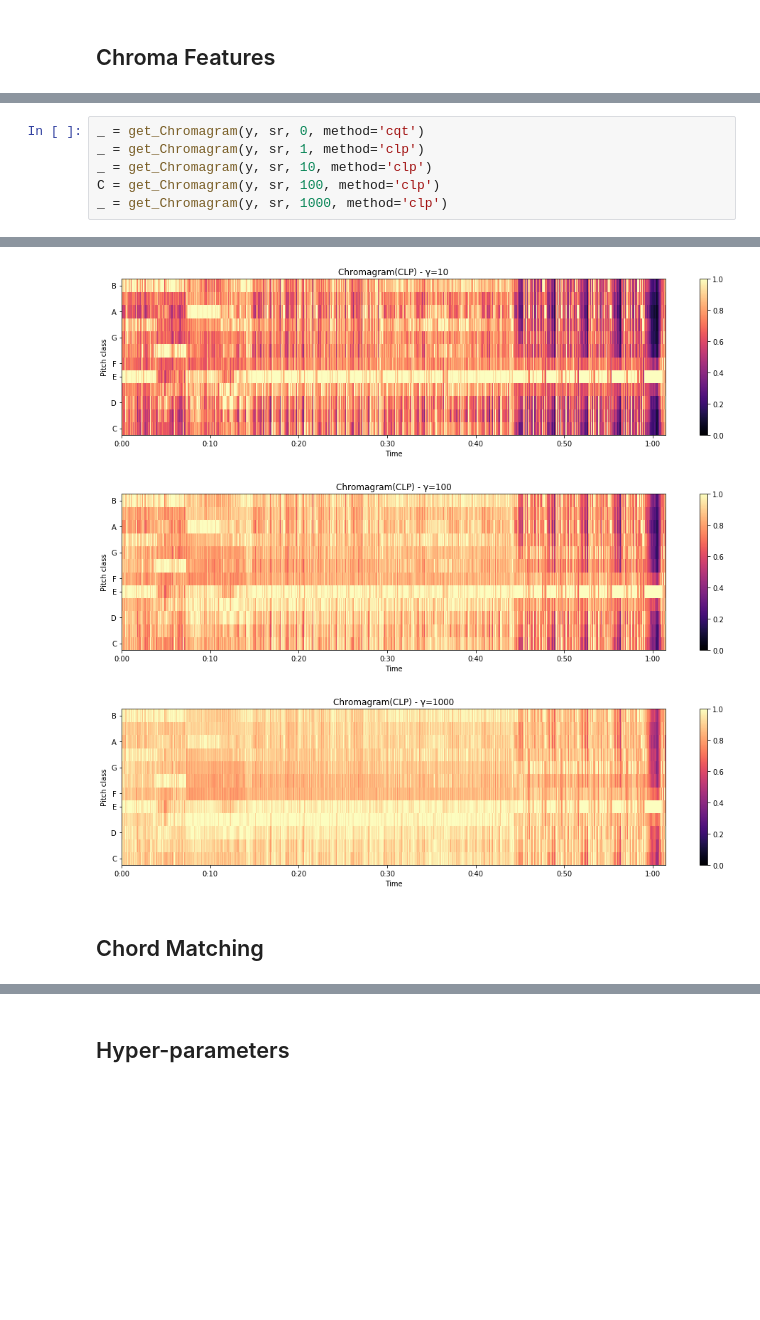
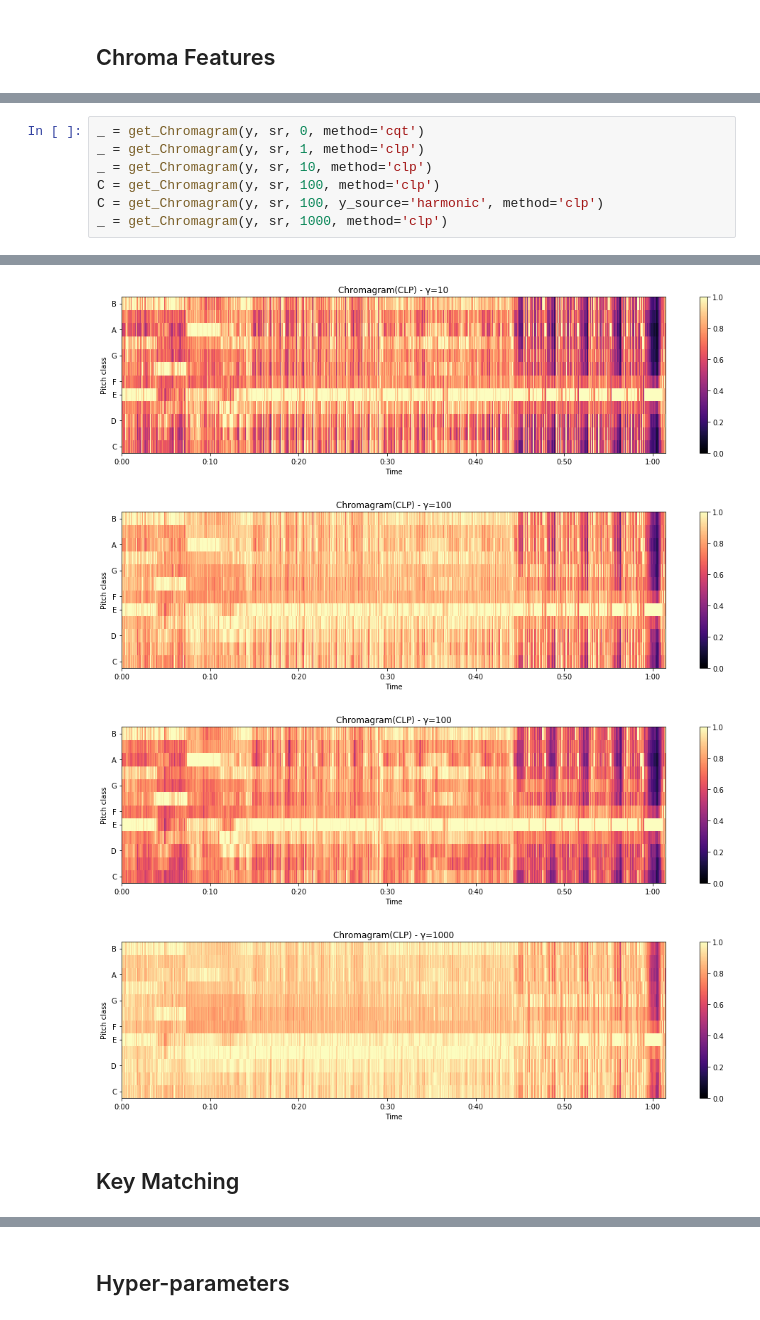
Before and after one commit to yenhao/Music-Information-Retrieval-Course, a Jupyter notebook: Key Finding/keydetction.ipynb, the cells around one changed output, grey strips where cells are left out. Cells and saved outputs as stored; diff of their text form; blank space fills up the shorter version.

```diff
--- a/Key Finding/keydetction.ipynb
+++ b/Key Finding/keydetction.ipynb
@@ -55,15 +58,17 @@ IPython.display.Audio(data=y, rate=sr)
 # %%
 _ = get_Chromagram(y, sr, 0, method='cqt')
 _ = get_Chromagram(y, sr, 1, method='clp')
 _ = get_Chromagram(y, sr, 10, method='clp')
 C = get_Chromagram(y, sr, 100, method='clp')
+C = get_Chromagram(y, sr, 100, y_source='harmonic', method='clp')
 _ = get_Chromagram(y, sr, 1000, method='clp')
 # %% [output]
 [figure]
 [figure]
 [figure]
 [figure]
-[figure, old version]
+[figure, new version]
+[figure, added]
 # %% [markdown]
-## Chord Matching
+## Key Matching
 # %%
```
Also changed, not shown: parts of 24 cells of this notebook.
